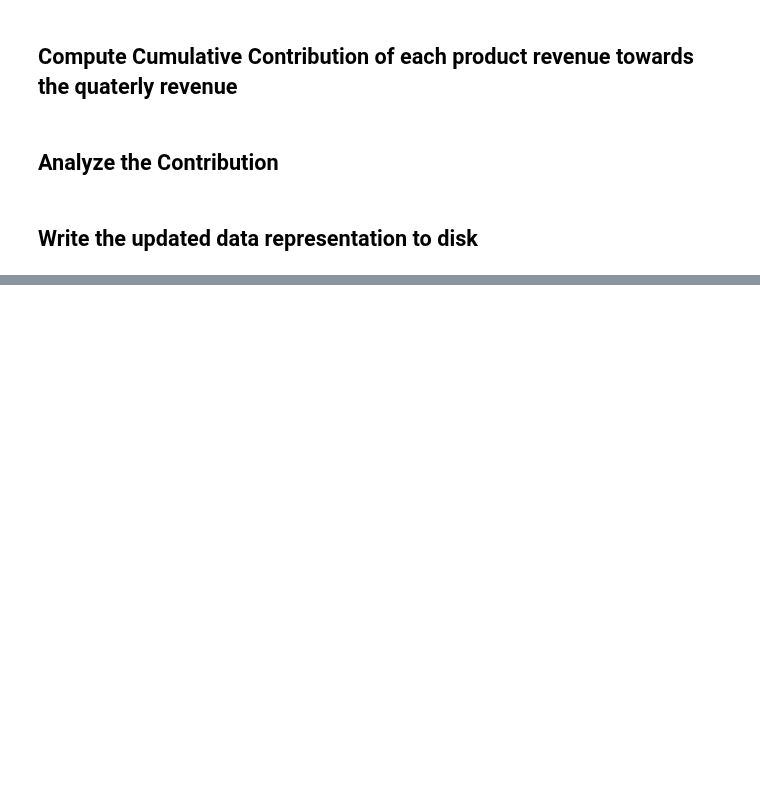
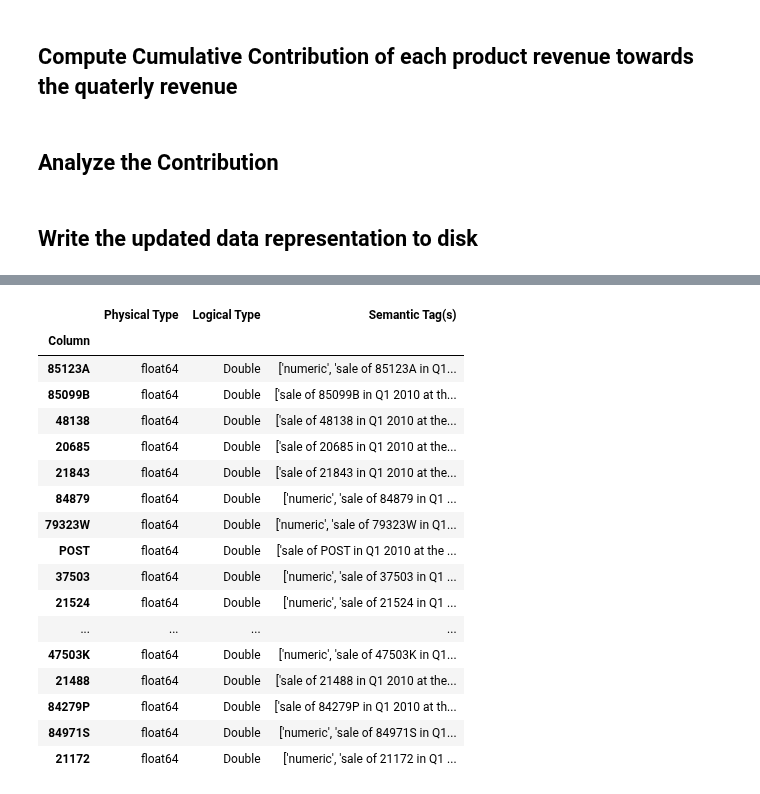
Before and after one commit to rajivsam/KMDS, a Jupyter notebook: examples_of_use/machine_learning/example_ml_modelling_phase_mc.ipynb, the cells around one changed output, grey strips where cells are left out. Saved outputs shown, nothing was run; the diff lists cells and outputs as text; code cells hidden in the pictures; blank space fills up the shorter version.

```diff
--- a/examples_of_use/machine_learning/example_ml_modelling_phase_mc.ipynb
+++ b/examples_of_use/machine_learning/example_ml_modelling_phase_mc.ipynb
@@ -61,0 +68,27 @@ df.to_parquet(fp, index=False)
+# %%
+inv_items = df.columns.to_list()
+# %%
+semantic_tags_new = {i: "sale of {item} in Q1 2010 at the store".format(item=i) for i in inv_items}
+# %%
+df.ww.set_types(semantic_tags=semantic_tags_new)
+# %%
+df.ww
+# %% [output]
+|  | Physical Type | Logical Type | Semantic Tag(s) |
+| Column |  |  |  |
+| 85123A | float64 | Double | ['numeric', 'sale of 85123A in Q1... |
+| 85099B | float64 | Double | ['sale of 85099B in Q1 2010 at th... |
+| 48138 | float64 | Double | ['sale of 48138 in Q1 2010 at the... |
+| 20685 | float64 | Double | ['sale of 20685 in Q1 2010 at the... |
+| 21843 | float64 | Double | ['sale of 21843 in Q1 2010 at the... |
+| 84879 | float64 | Double | ['numeric', 'sale of 84879 in Q1 ... |
+| 79323W | float64 | Double | ['numeric', 'sale of 79323W in Q1... |
+| POST | float64 | Double | ['sale of POST in Q1 2010 at the ... |
+| 37503 | float64 | Double | ['numeric', 'sale of 37503 in Q1 ... |
+| 21524 | float64 | Double | ['numeric', 'sale of 21524 in Q1 ... |
+| ... | ... | ... | ... |
+| 47503K | float64 | Double | ['numeric', 'sale of 47503K in Q1... |
+| 21488 | float64 | Double | ['sale of 21488 in Q1 2010 at the... |
+| 84279P | float64 | Double | ['sale of 84279P in Q1 2010 at th... |
+| 84971S | float64 | Double | ['numeric', 'sale of 84971S in Q1... |
+| 21172 | float64 | Double | ['numeric', 'sale of 21172 in Q1 ... |
```
Also changed, not shown: parts of 3 cells of this notebook, 4 other files.
